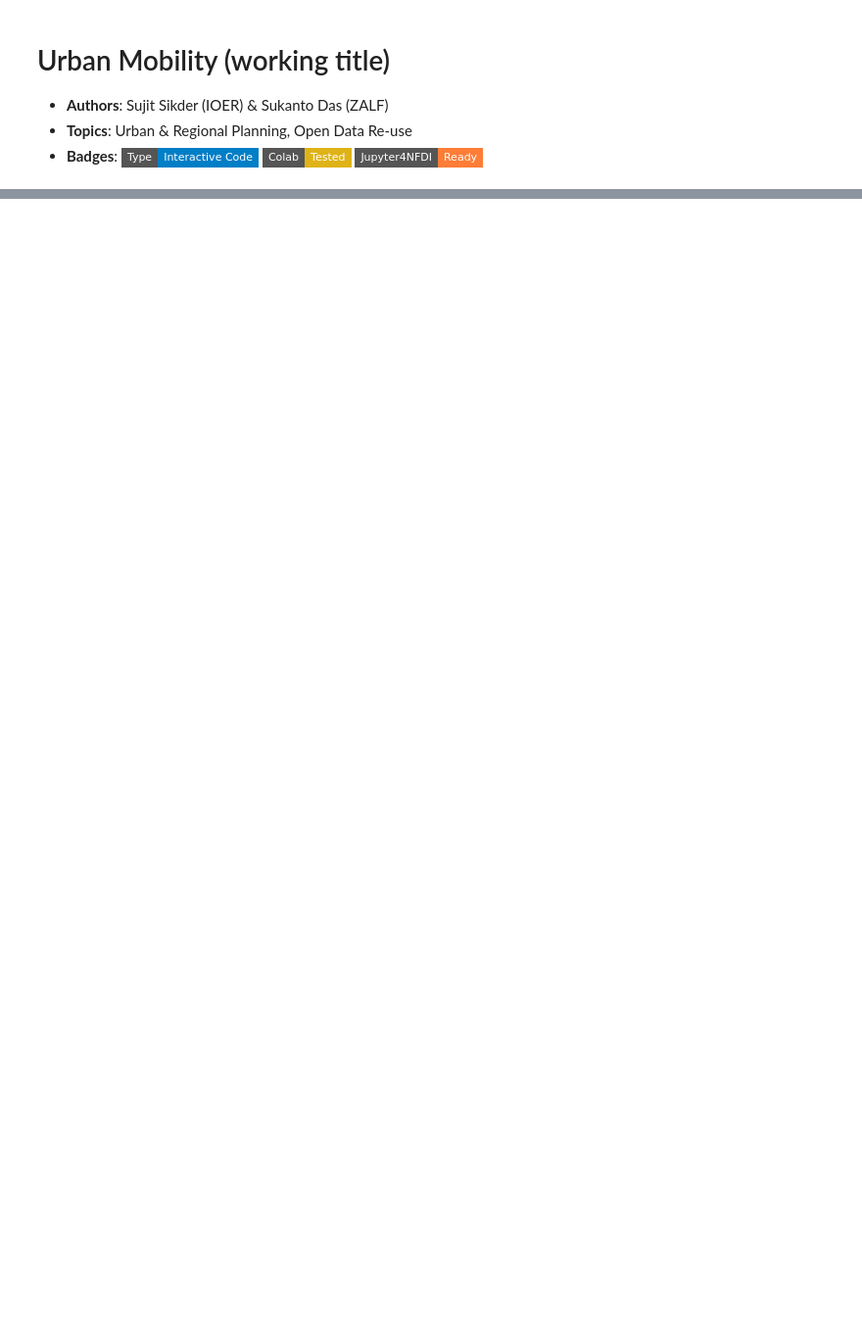
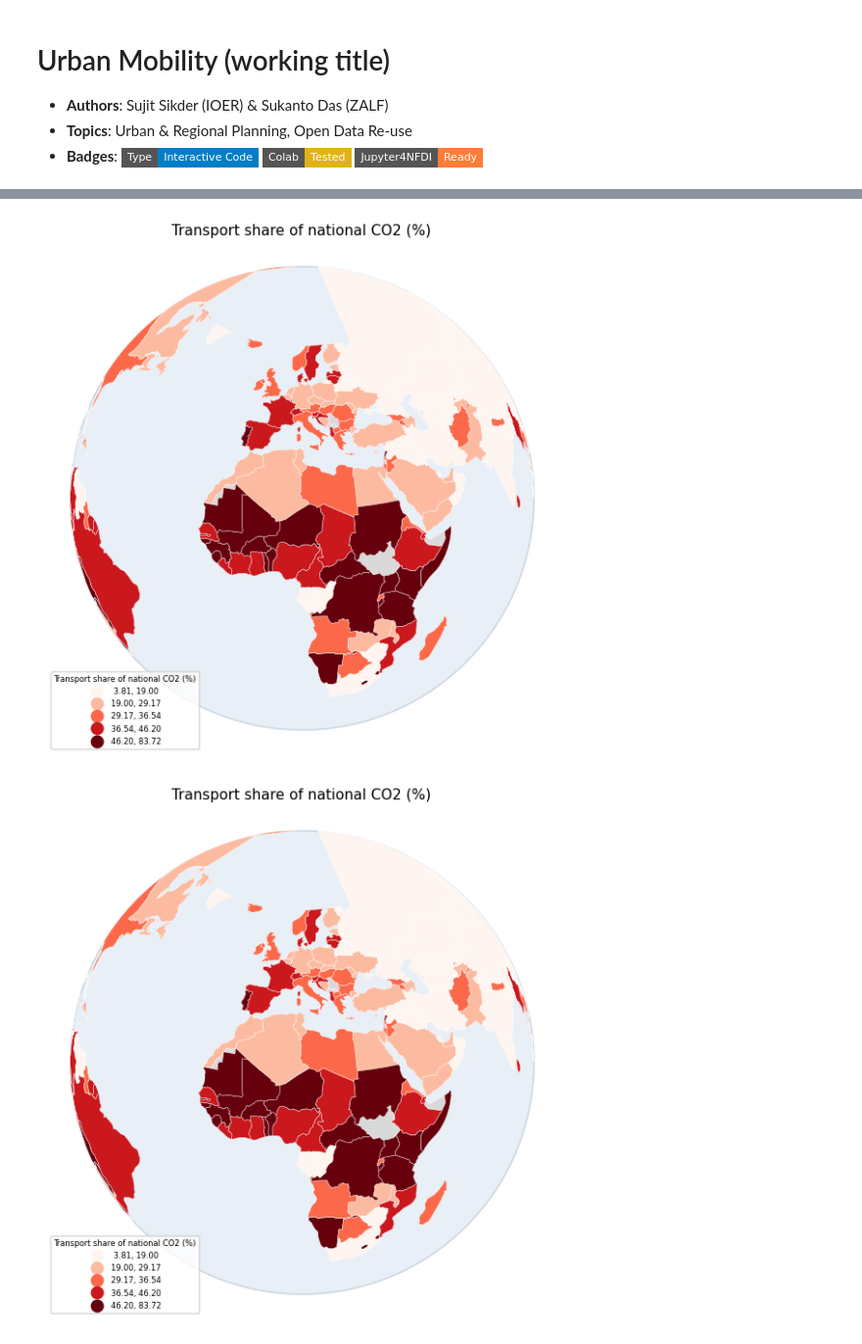
Before and after one commit to ioer-dresden/ioer-conference-2026-haclathon, a Jupyter notebook: notebooks/206_netzero_urban_mobility_insight.ipynb, the cells around one changed output, grey strips where cells are left out. Shown at 98% size. Drawn from its saved outputs; the diff is of its cells as text; code cells hidden in the pictures; badges without logos; blank space fills up the shorter version.

```diff
--- a/notebooks/206_netzero_urban_mobility_insight.ipynb
+++ b/notebooks/206_netzero_urban_mobility_insight.ipynb
@@ -32,0 +273,20 @@ This chapter in progress
+# %%
+COUNTRIES_URL = (
+    "https://github.com/opengeos/datasets/releases/download/vector/countries.geojson"
+)
+world = gpd.read_file(COUNTRIES_URL)
+
+ALIASES = {"KOS": "XKX", "SDS": "SSD", "PSX": "PSE"}  # Kosovo, S. Sudan, Palestine
+world["iso3"] = world["ADM0_A3"].replace(ALIASES)
+
+gdf = world.merge(wide, left_on="iso3", right_on="economy", how="left")
+
+# Grey countries have two very different causes. Keep them apart:
+#   no match -> the join broke (6 entities the World Bank does not report on)
+#   no value -> the join worked, the series is just empty there
+no_match = sorted(gdf.loc[gdf["economy"].isna(), "NAME"])
+no_value = sorted(gdf.loc[gdf["economy"].notna() & gdf[INDICATOR].isna(), "NAME"])
+
+print(f"{gdf[INDICATOR].notna().sum()} of {len(gdf)} polygons carry a value")
+print(f"  no World Bank match ({len(no_match)}): {no_match}")
+print(f"  matched, but empty series ({len(no_value)}): {no_value}")
@@ -32,0 +364,46 @@ This chapter in progress
+# %%
+def visible_cap(lon0, lat0, radius_deg=89.0, n=720):
+    """The hemisphere facing the viewer, as a lon/lat polygon.
+
+    Orthographic is only defined for the near side. Without clipping first,
+    far-side countries smear across the disc.
+    """
+    az = np.linspace(0, 2 * np.pi, n)
+    p0, l0, r = np.radians([lat0, lon0, radius_deg])
+    lat = np.arcsin(np.sin(p0) * np.cos(r) + np.cos(p0) * np.sin(r) * np.cos(az))
+    lon = l0 + np.arctan2(np.sin(az) * np.sin(r) * np.cos(p0),
+                          np.cos(r) - np.sin(p0) * np.sin(lat))
+    return Polygon(np.c_[np.degrees(lon), np.degrees(lat)])
+
+
+def plot_globe(data, indicator, legend_title, cmap, lon0=10, lat0=25,
+               figsize=(7, 7), ax=None, legend=True, title_size=11):
+    """Static orthographic globe - same data, as a plain matplotlib figure."""
+    # +R= is required; pyproj rejects +proj=ortho without a sphere.
+    ortho = f"+proj=ortho +lat_0={lat0} +lon_0={lon0} +R=6371000 +units=m +no_defs"
+    cap = gpd.GeoDataFrame(geometry=[visible_cap(lon0, lat0)], crs="EPSG:4326")
+    near_side = gpd.clip(data, cap).to_crs(ortho)
+
+    if ax is None:
+        _, ax = plt.subplots(figsize=figsize)
+    gpd.GeoDataFrame(geometry=[visible_cap(lon0, lat0, 89.9)],
+                     crs="EPSG:4326").to_crs(ortho).plot(
+        ax=ax, color="#e8eff6", edgecolor="#c8d4e0")
+    near_side.plot(ax=ax, color=NO_DATA_COLOR, edgecolor="white", linewidth=0.3)
+    near_side[near_side[indicator].notna()].plot(
+        ax=ax, column=indicator, cmap=cmap, scheme="Quantiles", k=5,
+        edgecolor="white", linewidth=0.3, legend=legend,
+        legend_kwds={"loc": "lower left", "fontsize": 6,
+                     "title": legend_title, "title_fontsize": 6},
+    )
+    ax.set_axis_off()
+    ax.set_title(legend_title, fontsize=title_size)
+    return ax
+
+
+# Return the figure explicitly: with plotnine imported, matplotlib's inline
+# auto-display hook stops firing, and a bare call would render nothing.
+plot_globe(gdf, INDICATOR, LEGEND_TITLE, CMAP).figure
+# %% [output]
+[figure, added]
+[figure, added]
```
Also changed, not shown: parts of 44 cells of this notebook.
